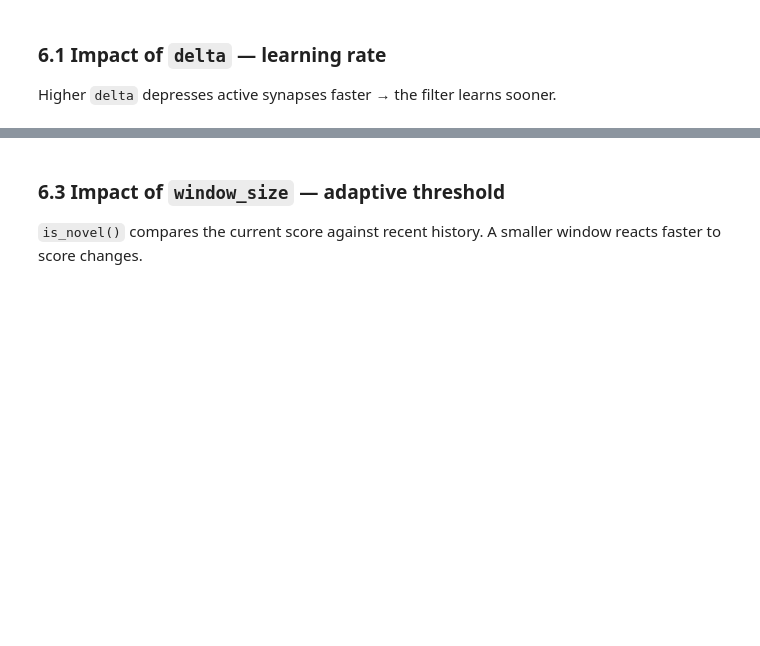
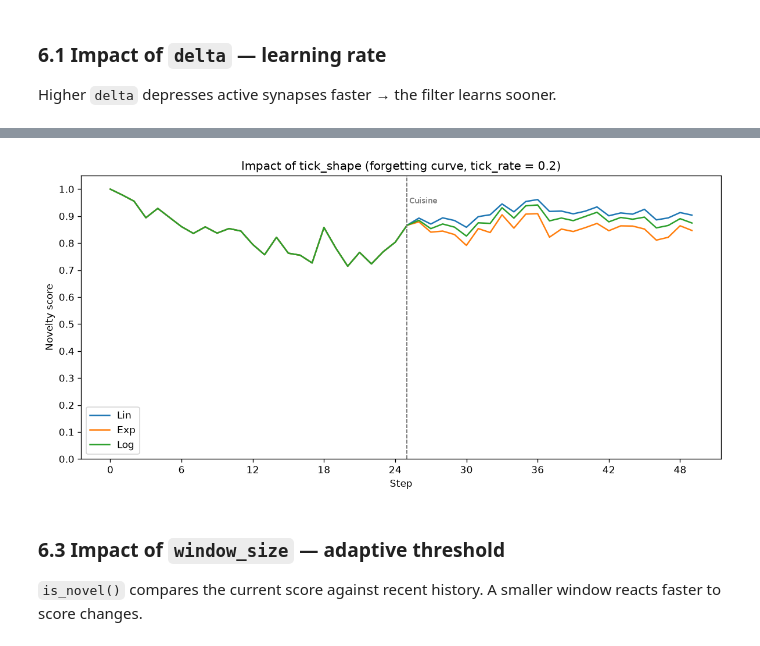
Before and after one commit to clembarr/ffbf-novelty-detector, a Jupyter notebook: notebooks/ffbf_semantic_demo.ipynb, the cells around one changed output, grey strips where cells are left out. Drawn from its saved outputs; the diff is of its cells as text; code cells hidden in the pictures; blank space fills up the shorter version.

```diff
--- a/notebooks/ffbf_semantic_demo.ipynb
+++ b/notebooks/ffbf_semantic_demo.ipynb
@@ -239,20 +224,21 @@ plt.show()
 # %%
 shapes: list[TickShape] = [TickShape.Lin, TickShape.Exp, TickShape.Log]
 shape_names: list[str] = ["Lin", "Exp", "Log"]
-fig, axes = plt.subplots(1, 3, figsize=(15, 4))
-for ax, shape, name in zip(axes, shapes, shape_names):
+fig, ax = plt.subplots(figsize=(10, 5))
+for shape, name in zip(shapes, shape_names):
     c = FFBFConfig.default_for(input_dim=384, expected_n=50)
     c.delta = 0.4
     c.decay_mode = DecayMode.EdgeAndFront
     c.tick_shape = shape
-    c.tick_rate = 0.02
+    c.tick_rate = 0.2
     c.seed = 42
     s_t, s_c = run_scenario(c)
-    plot_novelty_scores(s_t + s_c, phases=[(25, "Cuisine")], ax=ax)
-    ax.set_title(f"tick_shape = {name}")
-plt.suptitle("Impact of tick_shape (forgetting curve)", y=1.02)
+    plot_novelty_scores(s_t + s_c, phases=[(25, "Cuisine")], label=name, ax=ax)
+ax.set_title("Impact of tick_shape (forgetting curve, tick_rate = 0.2)")
 plt.tight_layout()
 plt.show()
+# %% [output]
+[figure, added]
 # %% [markdown]
 ### 6.3 Impact of `window_size` — adaptive threshold
 
```
Also changed, not shown: parts of 7 cells of this notebook, 5 other files.
